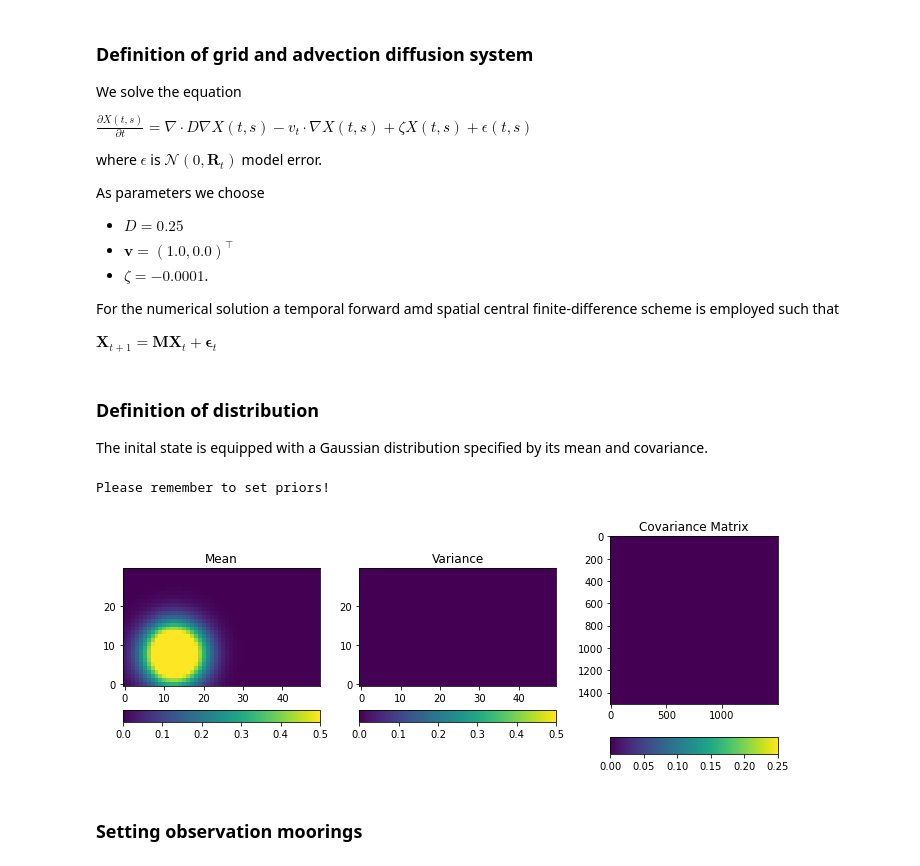
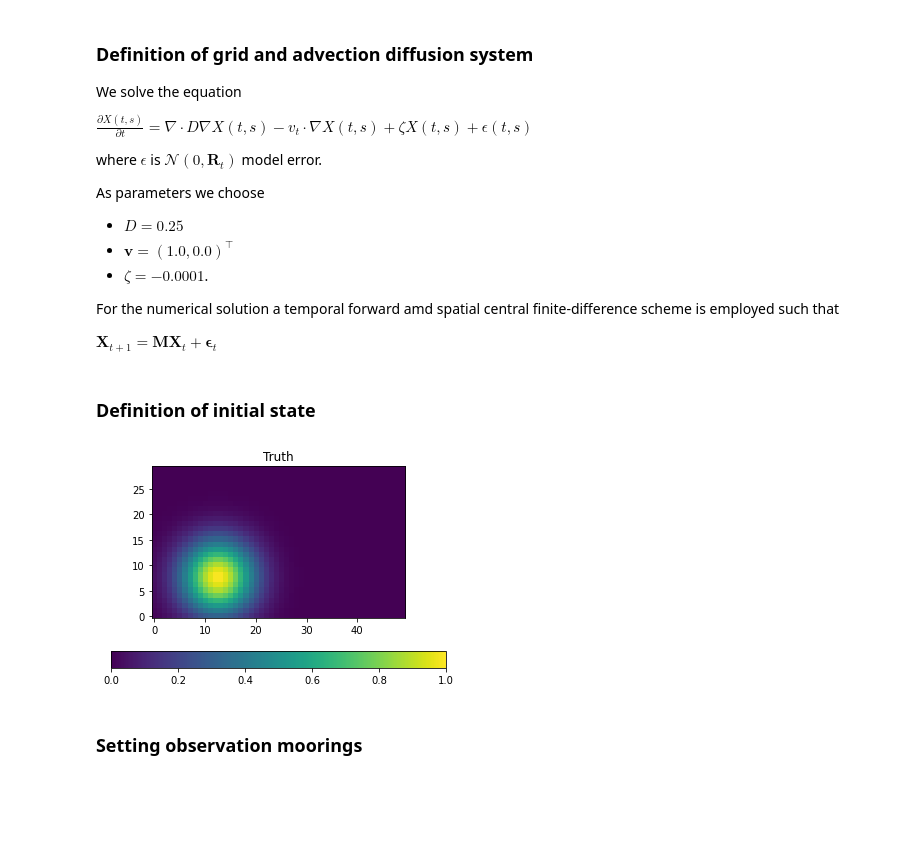
Before and after one commit to FlorianBeiser/advectionDiffusion, a Jupyter notebook: Truth.ipynb, the cells around one changed output. Saved outputs shown, nothing was run; the diff lists cells and outputs as text; code cells hidden in the pictures; blank space fills up the shorter version.

Commit message:
Truth to file

```diff
--- a/Truth.ipynb
+++ b/Truth.ipynb
@@ -30,12 +30,9 @@ simulator = Simulator.Simulator(grid, D=0.25, v=[0.5,0.5])
-# %% [markdown]
-### Definition of distribution
-
-The inital state is equipped with a Gaussian distribution specified by its mean and covariance.
+# %% [markdown]
+### Definition of initial state
 # %%
 import numpy as np
-from random import random
 
-def prior(grid, phi):
+def initial(grid):
     """
     Constructing a Matern-type covariance prior with Matern-parameter phi
     where the matrix is normalized with the standard deviation
@@ -48,20 +45,26 @@ def prior(grid, phi):
     for i in range(grid.nx):
         for j in range(grid.ny):
             mean[i,j] = np.exp(-sharpness*((i*grid.dx - bell_x*grid.nx*grid.dx)**2+(j*grid.dy - bell_y*grid.ny*grid.dy)**2))
-    mean = np.reshape(mean,grid.N_x, order="F")
+    mean = np.reshape(mean,(grid.N_x,1), order="F")
 
-    # INPUT! Constant var
-    cov = np.zeros((grid.N_x, grid.N_x))
-
-    return mean, cov
+    return mean
-# %%
-statistics = Statistics.Statistics(simulator)
-mean, cov = prior(grid=grid, phi=2.0)
-statistics.set(mean, cov)
-statistics.plot()
-# %% [output]
-Please remember to set priors!
-[figure, removed]
+# %%
+from matplotlib import pyplot as plt
+from mpl_toolkits.axes_grid1.axes_divider import make_axes_locatable
+
+def plot_truth(state):
+        mean = np.reshape(state, (grid.ny,grid.nx))
+
+        plt.imshow(mean, origin = "lower", vmin=0.0, vmax=1.0)
+        plt.title("Truth")
+        plt.colorbar(orientation="horizontal")
+        plt.show()
+# %%
+state = initial(grid=grid)
+
+plot_truth(state)
+# %% [output]
+[figure, added]
 # %% [markdown]
 ### Setting observation moorings
 # %%
```
Also changed, not shown: parts of 5 cells of this notebook, 2 other files.
